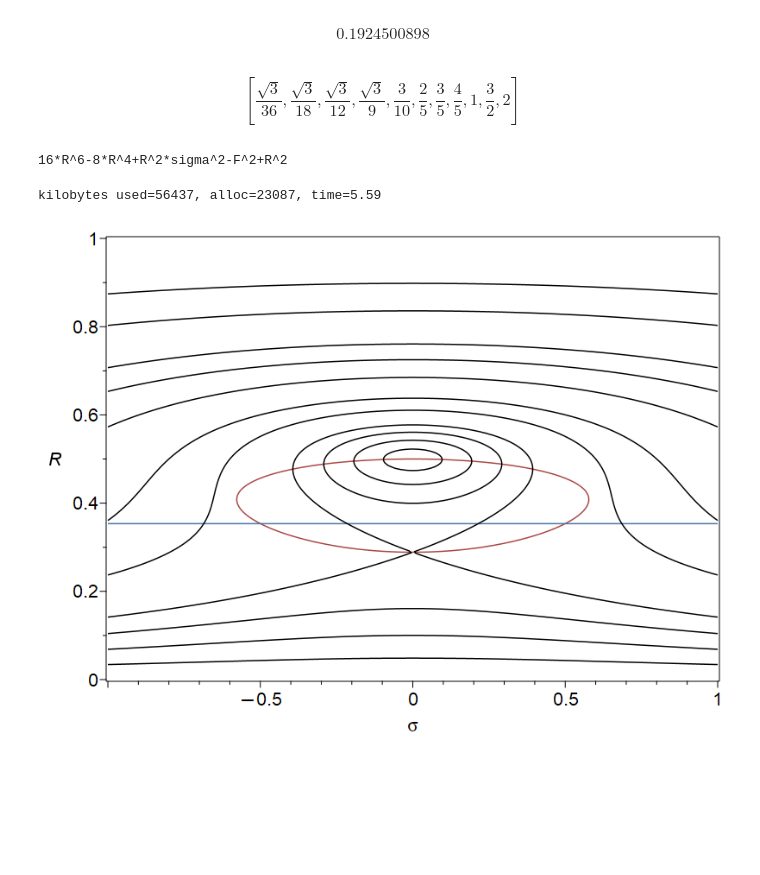
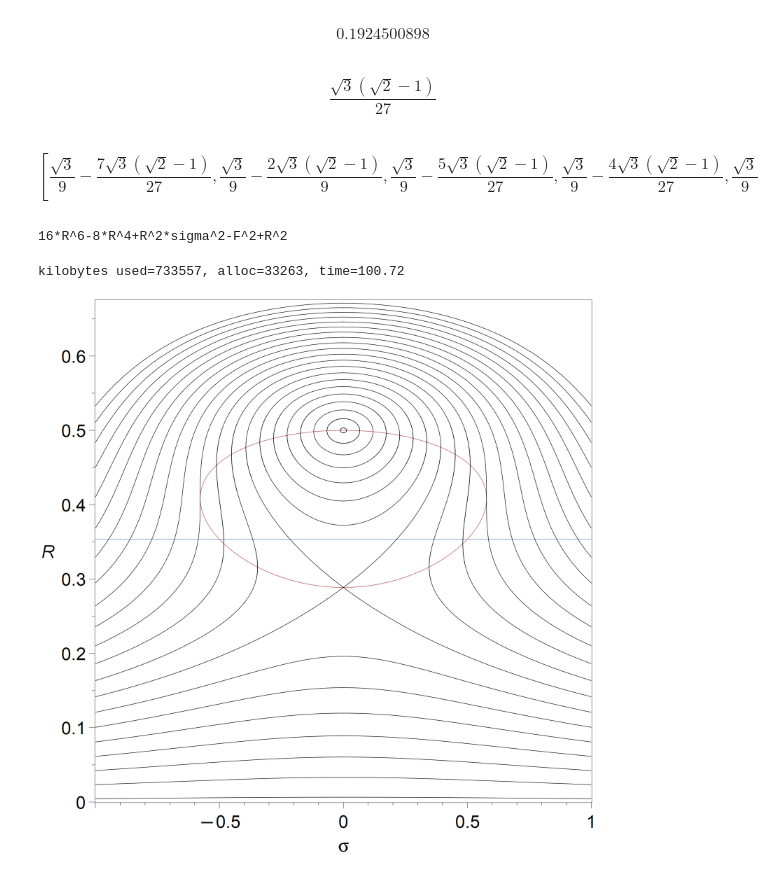
Before and after one commit to rcorless/Perturbation-Methods-in-Maple, a Jupyter notebook: ResonantWeaklyForcedRayleighOscillator.ipynb, the cells around one changed output. Drawn from its saved outputs; the diff is of its cells as text; code cells hidden in the pictures; blank space fills up the shorter version.

Commit message:
fixed call to plot_real_curves
option showBoundingBox=false, and made a uniform window for all plots, and chose a better selection of F values to display the significant contours

```diff
--- a/ResonantWeaklyForcedRayleighOscillator.ipynb
+++ b/ResonantWeaklyForcedRayleighOscillator.ipynb
@@ -432,26 +440,31 @@ trplot := plot( 1/sqrt(8), sigma=-1..1, colour="Executive Blue",
 evalf(1/3/sqrt(3));
 # %% [output]
 $$ 0.1924500898$$
+# %%
+deltaF := simplify( sqrt(6)/9 - 1/3/sqrt(3) )/3;
+# %% [output]
+$$\frac{\sqrt{3} \left(\sqrt{2}-1\right)}{27}$$
 # %%
-flist := [seq(k/3/sqrt(3)/4, k=1..4), 3/10, 2/5, 3/5, 4/5, 1, 3/2, 2 ]
+# [seq(k/3/sqrt(3)/4, k=1..4), 3/10, 2/5, 3/5, 4/5, 1, 3/2, 2 ]
+flist := [ seq( 1/3/sqrt(3) + k*deltaF, k=-7..13 )];
 # %% [output]
-$$\left[\frac{\sqrt{3}}{36}, \frac{\sqrt{3}}{18}, \frac{\sqrt{3}}{12}, \frac{\sqrt{3}}{9}, {\frac{3}{10}}, {\frac{2}{5}}, {\frac{3}{5}}, {\frac{4}{5}}, 1, {\frac{3}{2}}, 2\right]$$
+$$\left[\frac{\sqrt{3}}{9}-\frac{7 \sqrt{3} \left(\sqrt{2}-1\right)}{27}, \frac{\sqrt{3}}{9}-\frac{2 \sqrt{3} \left(\sqrt{2}-1\right)}{9}, \frac{\sqrt{3}}{9}-\frac{5 \sqrt{3} \left(\sqrt{2}-1\right)}{27}, \frac{\sqrt{3}}{9}-\frac{4 \sqrt{3} \left(\sqrt{2}-1\right)}{27}, \frac{\sqrt{3}}{9}-\frac{\sqrt{3} \left(\sqrt{2}-1\right)}{9}, \frac{\sqrt{3}}{9}-\frac{2 \sqrt{3} \left(\sqrt{2}-1\right)}{27}, \frac{\sqrt{3}}{9}-\frac{\sqrt{3} \left(\sqrt{2}-1\right)}{27}, \frac{\sqrt{3}}{9}, \frac{\sqrt{3}}{9}+\frac{\sqrt{3} \left(\sqrt{2}-1\right)}{27}, \frac{\sqrt{3}}{9}+\frac{2 \sqrt{3} \left(\sqrt{2}-1\right)}{27}, \frac{\sqrt{3}}{9}+\frac{\sqrt{3} \left(\sqrt{2}-1\right)}{9}, \frac{\sqrt{3}}{9}+\frac{4 \sqrt{3} \left(\sqrt{2}-1\right)}{27}, \frac{\sqrt{3}}{9}+\frac{5 \sqrt{3} \left(\sqrt{2}-1\right)}{27}, \frac{\sqrt{3}}{9}+\frac{2 \sqrt{3} \left(\sqrt{2}-1\right)}{9}, \frac{\sqrt{3}}{9}+\frac{7 \sqrt{3} \left(\sqrt{2}-1\right)}{27}, \frac{\sqrt{3}}{9}+\frac{8 \sqrt{3} \left(\sqrt{2}-1\right)}{27}, \frac{\sqrt{3}}{9}+\frac{\sqrt{3} \left(\sqrt{2}-1\right)}{3}, \frac{\sqrt{3}}{9}+\frac{10 \sqrt{3} \left(\sqrt{2}-1\right)}{27}, \frac{\sqrt{3}}{9}+\frac{11 \sqrt{3} \left(\sqrt{2}-1\right)}{27}, \frac{\sqrt{3}}{9}+\frac{4 \sqrt{3} \left(\sqrt{2}-1\right)}{9}, \frac{\sqrt{3}}{9}+\frac{13 \sqrt{3} \left(\sqrt{2}-1\right)}{27}\right]$$
 # %%
 lprint(steadyR)
 # %% [output]
 16*R^6-8*R^4+R^2*sigma^2-F^2+R^2
 # %%
 for k to numelems(flist) do
-  #plts[k] := algcurves:-plot_real_curve( eval(numer(steadyR), F=flist[k]),
-  #sigma, R); # Bug somewhere.
-  plts[k] := plots[implicitplot]( eval(numer(steadyR), F=flist[k]),
-             sigma=-1..1, R=0..1, view=[-1..1,0..1], color=black
-             );
+  plts[k] := algcurves:-plot_real_curve( eval(numer(steadyR), F=flist[k]),
+             sigma, R, view=[-1..1,0..1], showBoundingBox=false,
+             colorOfCurve=black, symbol=point);
 end do:
 # %% [output]
-kilobytes used=56437, alloc=23087, time=5.59
+kilobytes used=733557, alloc=33263, time=100.72
 # %%
  plots[display]( dtplot, trplot, seq(plts[k],k=1..numelems(flist)),
-     gridlines=false, view=[-1..1,0..1.0], labels=[sigma,R], symbol=point);
+     gridlines=false, view=[-1..1,0..0.675], labels=[sigma,R],
+     symbol=point, labelfont=["Arial", 48], font=["Arial",48],
+     size=[2000,2000]);
 # %% [output]
-[figure, old version]
+[figure, new version]
```
Also changed, not shown: parts of 8 cells of this notebook, 1 other file.
